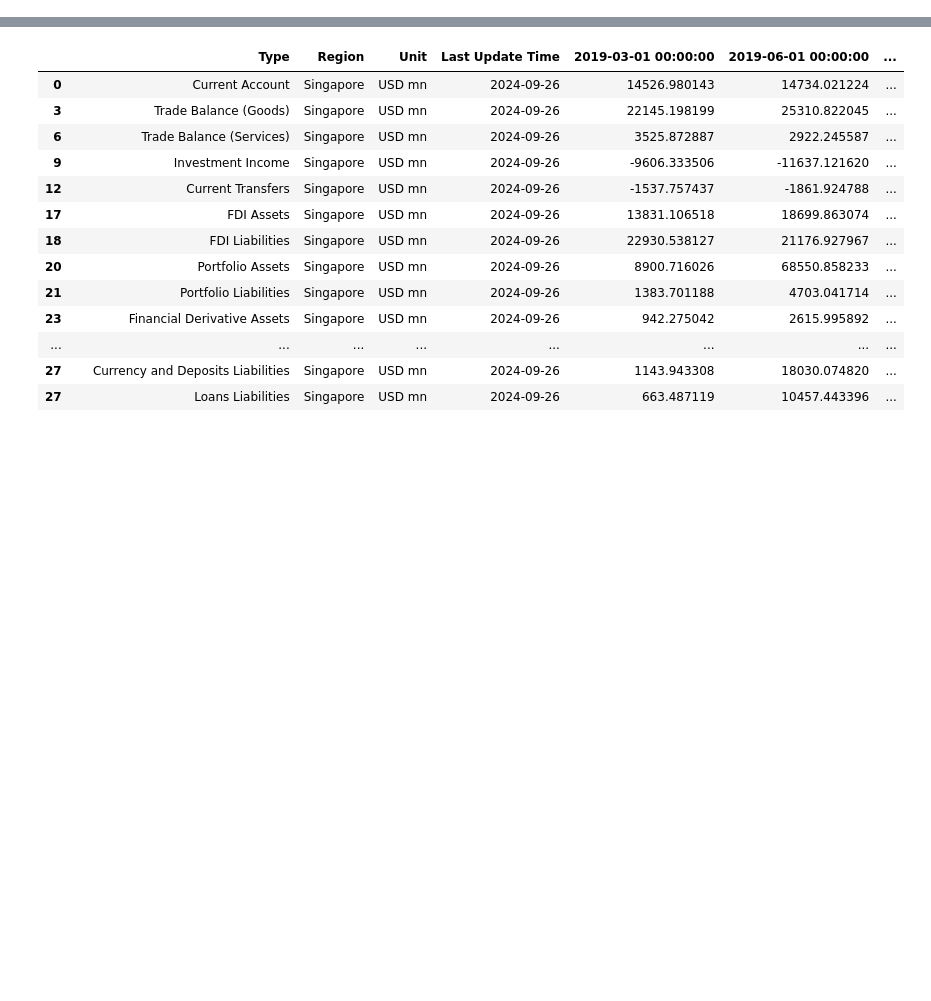
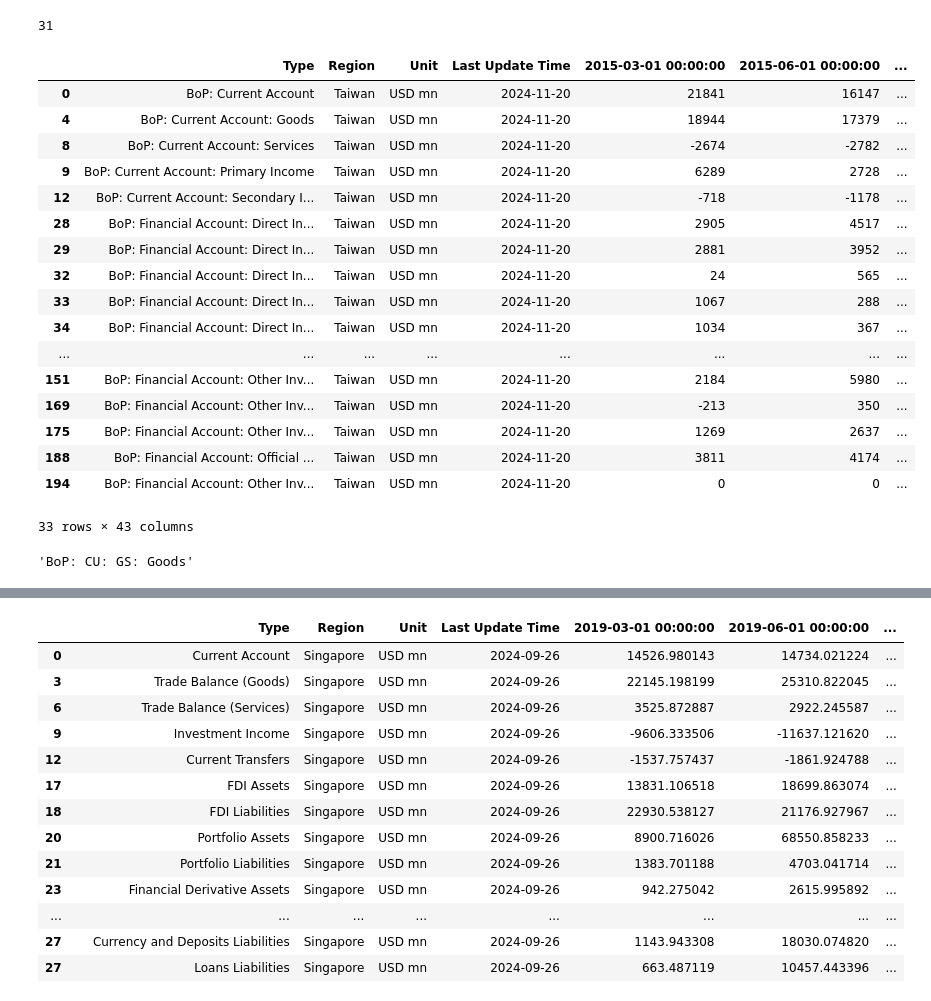
Before and after one commit to aizudeen11/cfm-nlp, a Jupyter notebook: main.ipynb, the cells around one changed output, grey strips where cells are left out. Drawn from its saved outputs; the diff is of its cells as text; code cells hidden in the pictures; blank space fills up the shorter version.

```diff
--- a/main.ipynb
+++ b/main.ipynb
@@ -114,12 +37,6 @@ df_all_annual.rename(columns={df_all_annual.columns[0]: 'Type'}, inplace=True)
 
 df_all_annual_2 = df_all_annual[df_all_annual.columns[:4].to_list() + [dt for dt in df_all_annual.columns[4:].sort_values(ascending=True).to_list() if dt >= datetime(2019, 1, 1)]]
 
-init_dict = df_init.to_dict()
-df_dict = dict()
-for x in init_dict['desc'].values():
-    df_temp = df_all_annual_2[(df_all_annual_2[df_all_annual_2.columns[0]] == x)].reset_index(drop=True)
-    df_dict[x] = df_temp
-
 def sg_row(df:pd.DataFrame, main:bool = True) -> pd.DataFrame:
     var = df.columns[:4] if main else df.columns[4:]
     return df[var]
@@ -157,12 +74,17 @@ for x, y in zip(sg_item, sg_add.values()):
         col2 = sg_row(df_temp, main=False) * multiplier[n]
         merged = pd.concat([col1, col2], axis=1)
         sg_df = pd.concat([sg_df, merged], axis=0)
-        df_temp2 = df_temp.copy()
-        # print(multiplier)
 
 # concat to the main df
 df_all_annual_2 = pd.concat([df_all_annual_2, sg_df], axis=0)
-df_all_annual_2
+
+init_dict = df_init.to_dict()
+df_dict = dict()
+for x in init_dict['desc'].values():
+    df_temp = df_all_annual_2[(df_all_annual_2[df_all_annual_2.columns[0]] == x)].reset_index(drop=True)
+    df_dict[x] = df_temp
+
+df_all_annual_2[df_all_annual_2.columns[:8]]
 # %% [output]
 BN IMF BOP Quarterly.xlsx
 KH IMF BOP Quarterly.xlsx
@@ -197,3 +119,44 @@ VN IMF BOP Quarterly.xlsx
+# %%
+len(df_all_annual_2.columns)
+# %% [output]
+31
+# %%
+df_init_tw = pd.read_excel(r"C:\Users\Admin\OneDrive - The SOUTH-EAST ASIAN CENTRAL BANKS (SEACEN) RESEARCH AND TRAINING\Desktop\Automation.xlsx", sheet_name='Taiwan BoP')
+df_tw = pd.read_excel(r"C:\Users\Admin\OneDrive - The SOUTH-EAST ASIAN CENTRAL BANKS (SEACEN) RESEARCH AND TRAINING\Roger and Aizudeen\Country BoP and IIP Data\Chinese Taipei (Taiwan) (TW)\TW CB BOP Quarterly.xlsx")
+df_tw.rename(columns={df_tw.columns[0]: 'Type'}, inplace=True)
+df_tw = df_tw[df_tw['Type'].isin(df_init_tw['desc'])]
+
+for x, y in enumerate(df_tw['Type'].to_list()):
+    df_tw.iat[x,0] = list(df_init_tw[(df_init_tw['desc'] == y)]['desc2'])[0]
+    # print([y,list(df_init_tw[(df_init_tw['desc'] == y)]['desc2'])[0]])
+
+len(df_tw.columns)
+
+df_tw
+# %% [output]
+|  | Type | Region | Unit | Last Update Time | 2015-03-01 00:00:00 | 2015-06-01 00:00:00 | ... |
+| 0 | BoP: Current Account | Taiwan | USD mn | 2024-11-20 | 21841 | 16147 | ... |
+| 4 | BoP: Current Account: Goods | Taiwan | USD mn | 2024-11-20 | 18944 | 17379 | ... |
+| 8 | BoP: Current Account: Services | Taiwan | USD mn | 2024-11-20 | -2674 | -2782 | ... |
+| 9 | BoP: Current Account: Primary Income | Taiwan | USD mn | 2024-11-20 | 6289 | 2728 | ... |
+| 12 | BoP: Current Account: Secondary I... | Taiwan | USD mn | 2024-11-20 | -718 | -1178 | ... |
+| 28 | BoP: Financial Account: Direct In... | Taiwan | USD mn | 2024-11-20 | 2905 | 4517 | ... |
+| 29 | BoP: Financial Account: Direct In... | Taiwan | USD mn | 2024-11-20 | 2881 | 3952 | ... |
+| 32 | BoP: Financial Account: Direct In... | Taiwan | USD mn | 2024-11-20 | 24 | 565 | ... |
+| 33 | BoP: Financial Account: Direct In... | Taiwan | USD mn | 2024-11-20 | 1067 | 288 | ... |
+| 34 | BoP: Financial Account: Direct In... | Taiwan | USD mn | 2024-11-20 | 1034 | 367 | ... |
+| ... | ... | ... | ... | ... | ... | ... | ... |
+| 151 | BoP: Financial Account: Other Inv... | Taiwan | USD mn | 2024-11-20 | 2184 | 5980 | ... |
+| 169 | BoP: Financial Account: Other Inv... | Taiwan | USD mn | 2024-11-20 | -213 | 350 | ... |
+| 175 | BoP: Financial Account: Other Inv... | Taiwan | USD mn | 2024-11-20 | 1269 | 2637 | ... |
+| 188 | BoP: Financial Account: Official ... | Taiwan | USD mn | 2024-11-20 | 3811 | 4174 | ... |
+| 194 | BoP: Financial Account: Other Inv... | Taiwan | USD mn | 2024-11-20 | 0 | 0 | ... |
+33 rows × 43 columns
+# %%
+# df_tw['Type'].to_list()
+df_tw.iat[1,0]
+# %% [output]
+'BoP: CU: GS: Goods'
 # %%
 #checking
 
```
Also changed, not shown: parts of 3 cells of this notebook.
